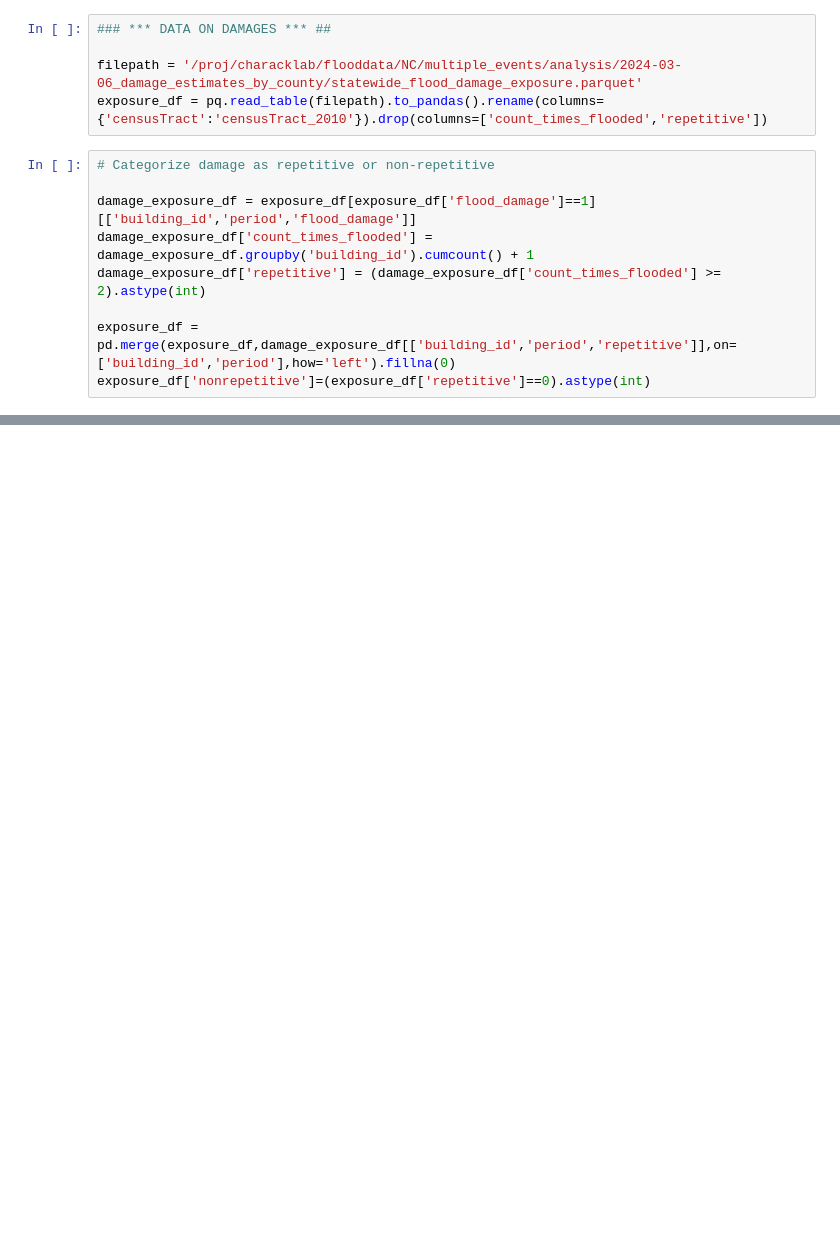
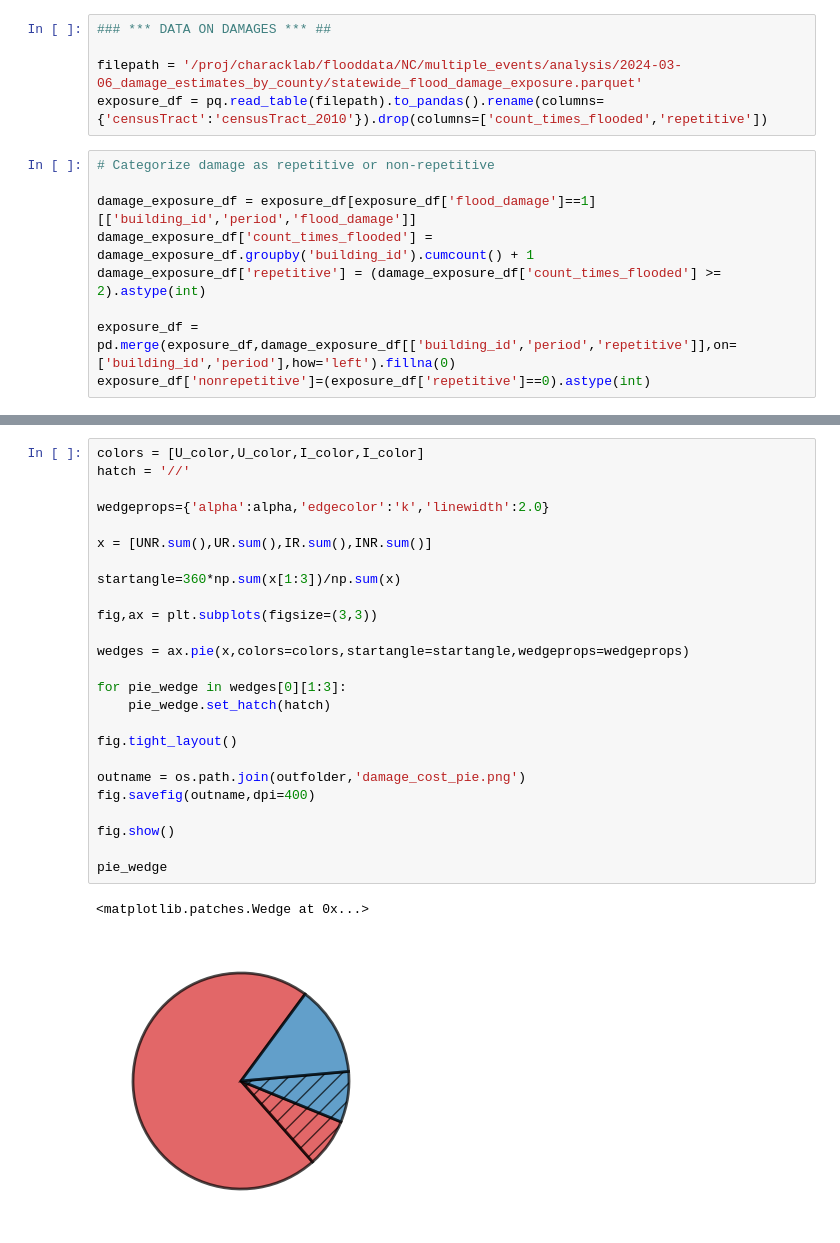
Before and after one commit to UNC-Cofires/flooding-financial-risk, a Jupyter notebook: multiple_events/analysis/figures_and_tables.ipynb, the cells around one changed output, grey strips where cells are left out. Drawn from its saved outputs; the diff is of its cells as text; blank space fills up the shorter version.

```diff
--- a/multiple_events/analysis/figures_and_tables.ipynb
+++ b/multiple_events/analysis/figures_and_tables.ipynb
@@ -1930,0 +2050,28 @@ exp_by_CAMA = exposure_df[['CAMA'] + exp_columns].groupby(['CAMA']).sum()
+# %%
+colors = [U_color,U_color,I_color,I_color]
+hatch = '//'
+
+wedgeprops={'alpha':alpha,'edgecolor':'k','linewidth':2.0}
+
+x = [UNR.sum(),UR.sum(),IR.sum(),INR.sum()]
+
+startangle=360*np.sum(x[1:3])/np.sum(x)
+
+fig,ax = plt.subplots(figsize=(3,3))
+
+wedges = ax.pie(x,colors=colors,startangle=startangle,wedgeprops=wedgeprops)
+
+for pie_wedge in wedges[0][1:3]:
+    pie_wedge.set_hatch(hatch)
+
+fig.tight_layout()
+
+outname = os.path.join(outfolder,'damage_cost_pie.png')
+fig.savefig(outname,dpi=400)
+
+fig.show()
+
+pie_wedge
+# %% [output]
+<matplotlib.patches.Wedge at 0x...>
+[figure, added]
```
Also changed, not shown: parts of 25 cells of this notebook, 1 other file.
